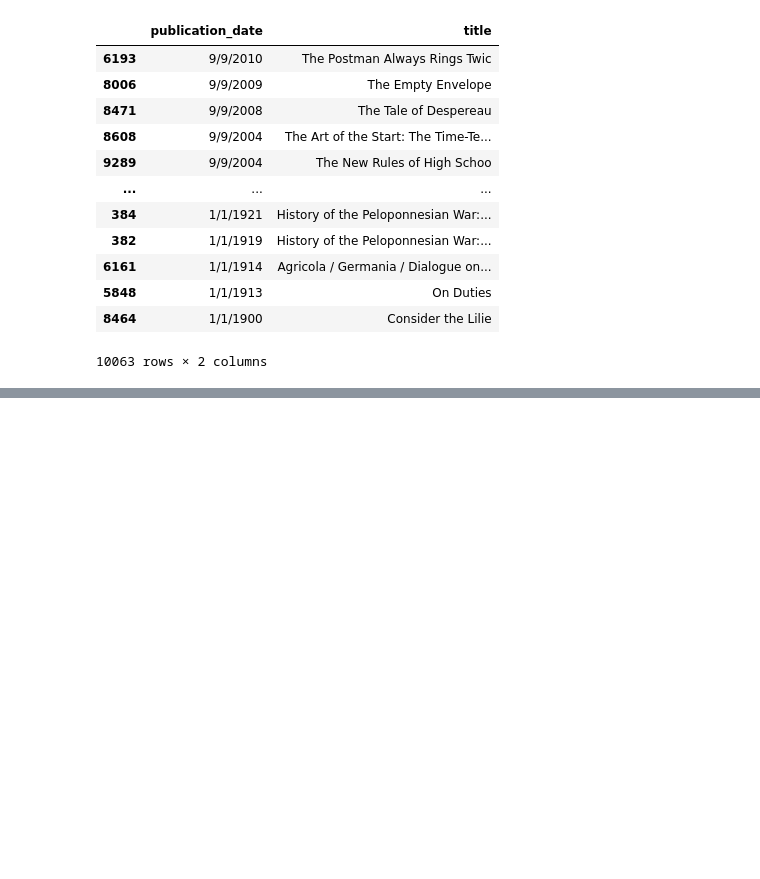
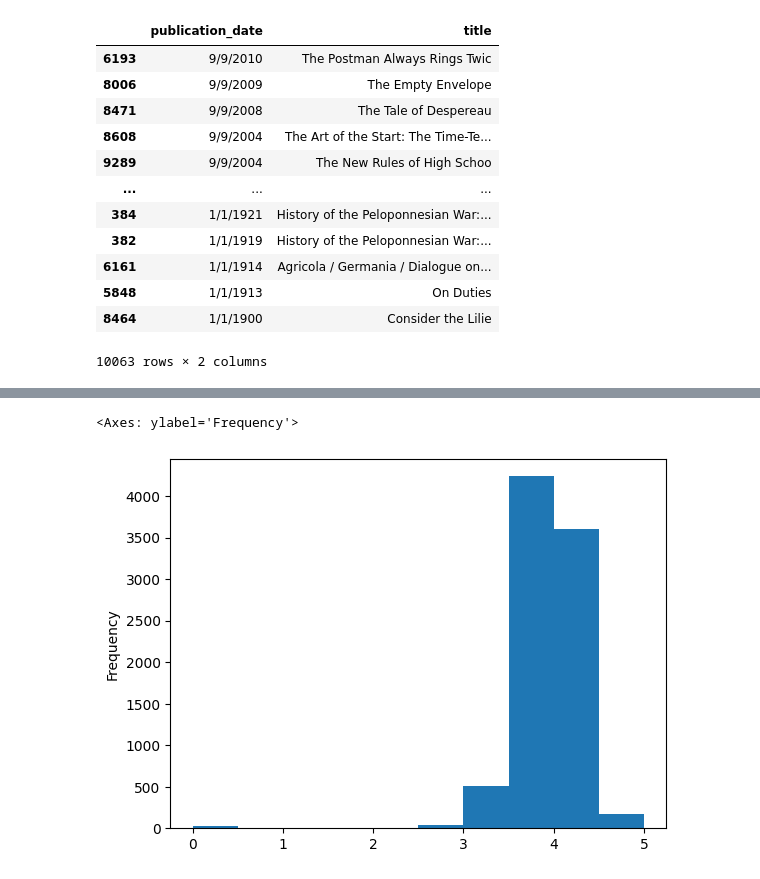
Before and after one commit to AlexGorel/IDE_NEW, a Jupyter notebook: Домашнее задание. Этап 1/HW220924.ipynb, the cells around one changed output, grey strips where cells are left out. Cells and saved outputs as stored; diff of their text form; code cells hidden in the pictures; blank space fills up the shorter version.

```diff
--- a/Домашнее задание. Этап 1/HW220924.ipynb
+++ b/Домашнее задание. Этап 1/HW220924.ipynb
@@ -284,0 +330,4 @@ df[['publisher','average_rating']].sort_values(['average_rating'],ascending = Fa
+# %%
+df["century"] = df["year"].apply(lambda x:x//100 if x%100==0 else 1+(x//100) )
+#df.head(10)
+df['century'].nunique()
@@ -284,0 +384,5 @@ df[['publisher','average_rating']].sort_values(['average_rating'],ascending = Fa
+# %%
+df["num_coauthors"] = df["authors"].apply(lambda x:x.count('/')+1 )
+df["num_coauthors"]
+df["num_coauthors"].nunique()
+df.info()
@@ -284,0 +451,12 @@ df[['publisher','average_rating']].sort_values(['average_rating'],ascending = Fa
+# %%
+def c_page(x):
+    if x < 100:
+        return "до 100 стр."
+    elif 100 <= x <500:
+        return "от 100 до 500 стр."
+    elif 500 <= x <1000:
+        return "от 500 до 1000 стр."
+    elif 1000<=x:
+        return 'от 1000 стр.'
+    else:
+        return x
@@ -284,0 +465,4 @@ df[['publisher','average_rating']].sort_values(['average_rating'],ascending = Fa
+# %%
+df["pages_category"] = df["num_pages"].apply(c_page)
+df["pages_category"]
+df.info()
@@ -284,0 +631,5 @@ df[['publisher','average_rating']].sort_values(['average_rating'],ascending = Fa
+# %%
+df["average_rating"].plot(kind = 'hist')
+# %% [output]
+<Axes: ylabel='Frequency'>
+[figure, added]
```
Also changed, not shown: parts of 45 cells of this notebook, 6 other files.
